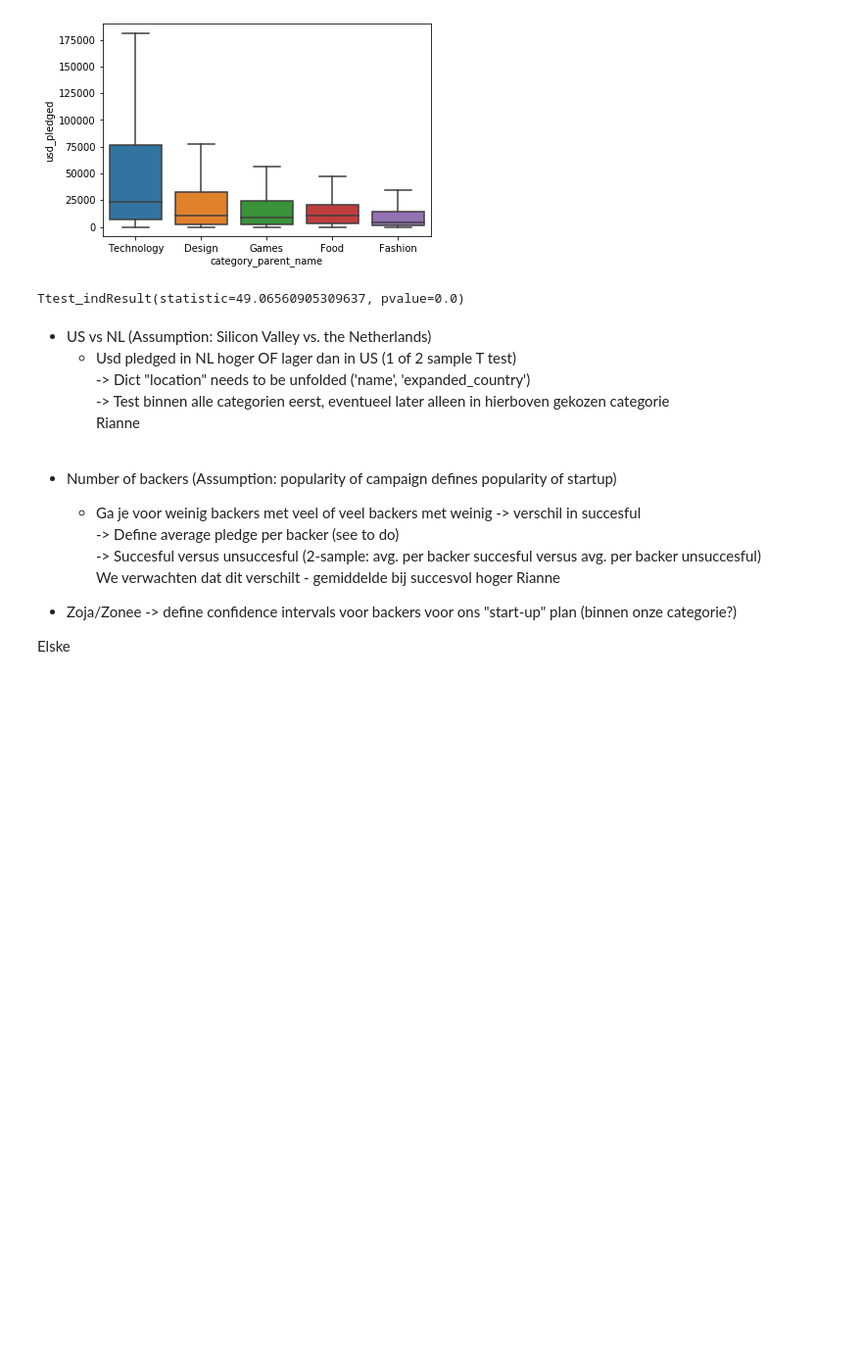
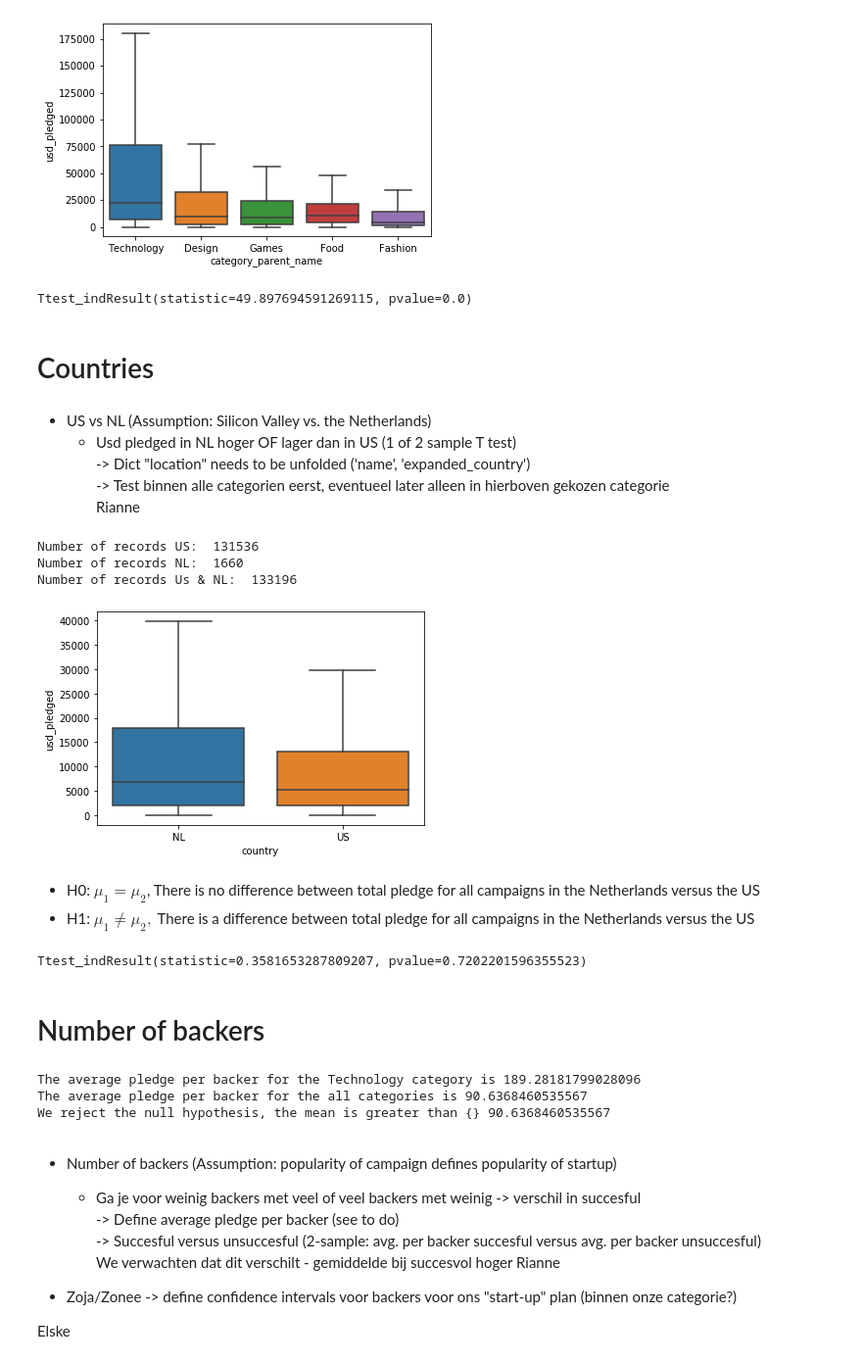
Before and after one commit to Rianne89/Kickstarter_analysis, a Jupyter notebook: Project 4-Kickstarter.ipynb, the cells around one changed output. Shown: that part at 98% size. Cells and saved outputs as stored; diff of their text form; code cells hidden in the pictures; blank space fills up the shorter version.

```diff
--- a/Project 4-Kickstarter.ipynb
+++ b/Project 4-Kickstarter.ipynb
@@ -254,12 +299,12 @@ Secondly, we assume a **normally distributed population**.
 # %%
 #Compute variables to test
-succesful_campaigns = df.loc[df['state'] == 'successful']
-succesful_campaigns_tech = succesful_campaigns.loc[succesful_campaigns['category_parent_name'] == 'Technology']
-succesful_campaigns_other = succesful_campaigns.loc[succesful_campaigns['category_parent_name'] != 'Technology']
+successful_campaigns = df.loc[df['state'] == 'successful']
+successful_campaigns_tech = successful_campaigns.loc[successful_campaigns['category_parent_name'] == 'Technology']
+successful_campaigns_other = successful_campaigns.loc[successful_campaigns['category_parent_name'] != 'Technology']
 
 #Plot to estimate differences
-succesful_campaigns['tech_vs_other'] = np.where(succesful_campaigns['category_parent_name']=='Technology', 'Technology', 'Other')
-ax = sns.boxplot(x="tech_vs_other", y="usd_pledged", data=succesful_campaigns, order=["Technology", "Other"], showfliers=False)
+successful_campaigns['tech_vs_other'] = np.where(successful_campaigns['category_parent_name']=='Technology', 'Technology', 'Other')
+ax = sns.boxplot(x="tech_vs_other", y="usd_pledged", data=successful_campaigns, order=["Technology", "Other"], showfliers=False)
 # %% [output]
 A value is trying to be set on a copy of a slice from a DataFrame.
 Try using .loc[row_indexer,col_indexer] = value instead
@@ -279,15 +324,72 @@ from scipy.stats import ttest_ind
 ttest_ind(succesful_campaigns_tech['usd_pledged'], succesful_campaigns_other['usd_pledged'], equal_var=False)
 ttest_ind(succesful_campaigns_tech['usd_pledged'], succesful_campaigns_other['usd_pledged'], equal_var=True)
 # %% [output]
-Ttest_indResult(statistic=49.06560905309637, pvalue=0.0)
+Ttest_indResult(statistic=49.897694591269115, pvalue=0.0)
 # %%
 #Idea: build a loop two-sample-t-test for testing Technology against Design, Games, Food and Fashion.
+# %% [markdown]
+# Countries
 # %% [markdown]
 - US vs NL (Assumption: Silicon Valley vs. the Netherlands)
     - Usd pledged in NL hoger OF lager dan in US (1 of 2 sample T test)
     -> Dict "location" needs to be unfolded ('name', 'expanded_country')
     -> Test binnen alle categorien eerst, eventueel later alleen in hierboven gekozen categorie
 Rianne
+# %%
+# Create two samples: one US and one NL
+df_us = df.loc[df['country']=='US']
+df_nl = df.loc[df['country']=='NL']
+df_usnl = df[((df['country'] == 'US') | (df['country'] == 'NL'))]
+print('Number of records US: ', len(df_us))
+print('Number of records NL: ', len(df_nl))
+print('Number of records Us & NL: ', len(df_usnl))
+# %% [output]
+Number of records US:  131536
+Number of records NL:  1660
+Number of records Us & NL:  133196
+# %%
+ax = sns.boxplot(x="country", y="usd_pledged", data=successful_campaigns, order=["NL", "US"], showfliers=False)
+# %% [output]
+[figure, added]
+# %% [markdown]
+*   H0: $\mu_{1} = \mu_{2}$, There is no difference between total pledge for all campaigns in the Netherlands versus the US
+*   H1: $\mu_{1} \neq \mu_{2},$ There is a difference between total pledge for all campaigns in the Netherlands versus the US
+# %%
+ttest_ind(df_us['usd_pledged'], df_nl['usd_pledged'], equal_var=False)
+ttest_ind(df_us['usd_pledged'], df_nl['usd_pledged'], equal_var=True)
+# %% [output]
+Ttest_indResult(statistic=0.3581653287809207, pvalue=0.7202201596355523)
+# %% [markdown]
+# Number of backers
+# %%
+#One sample t-test
+#Proportion of campaigns that fail is higher in the Netherlands (see file Rianne)
+# High backer average in succesful campaigns as opposed to population
+
+#One sample t-test: Technology campaigns against the total campaigns
+
+sample = df[df['category_parent_name'] == 'Technology']
+
+# one-tailed, greater than 86000
+sample_m = np.mean(sample['average_pledge'])
+m = np.mean(df['average_pledge'])
+print("The average pledge per backer for the Technology category is", sample_m)
+print("The average pledge per backer for the all categories is", m)
+
+# computing the test statistics
+t, p = stats.ttest_1samp(sample['average_pledge'], m)
+
+alpha = 0.05
+if (t > 0) & (p/2 < alpha):
+    print("We reject the null hypothesis, the mean is greater than {}", format(m))
+else:
+    print("accept null hypothesis")
+
+#Average pledge per backer in US vs NL ?
+# %% [output]
+The average pledge per backer for the Technology category is 189.28181799028096
+The average pledge per backer for the all categories is 90.6368460535567
+We reject the null hypothesis, the mean is greater than {} 90.6368460535567
 # %% [markdown]
 - Number of backers (Assumption: popularity of campaign defines popularity of startup)
     - Ga je voor weinig backers met veel of veel backers met weinig -> verschil in succesful
```
Also changed, not shown: parts of 15 cells of this notebook.
